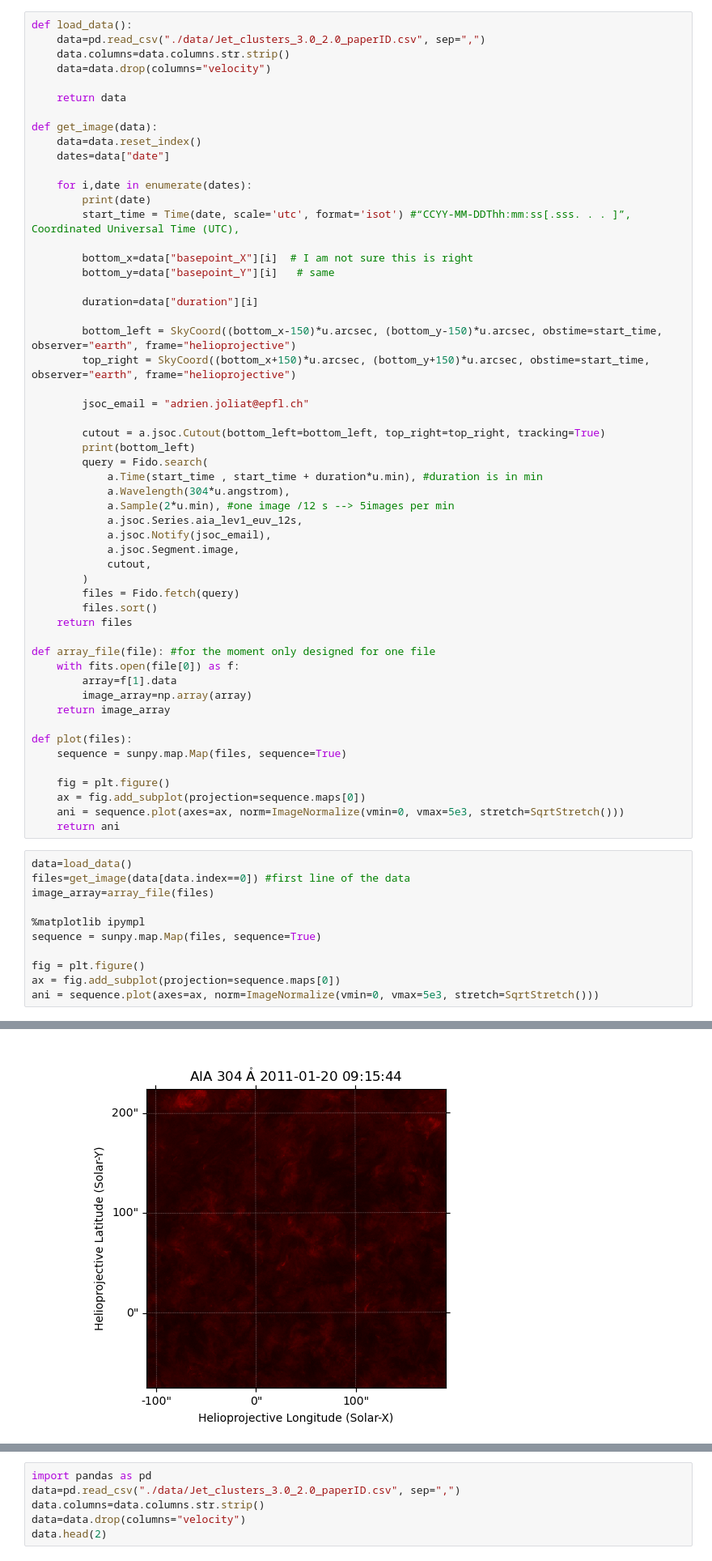
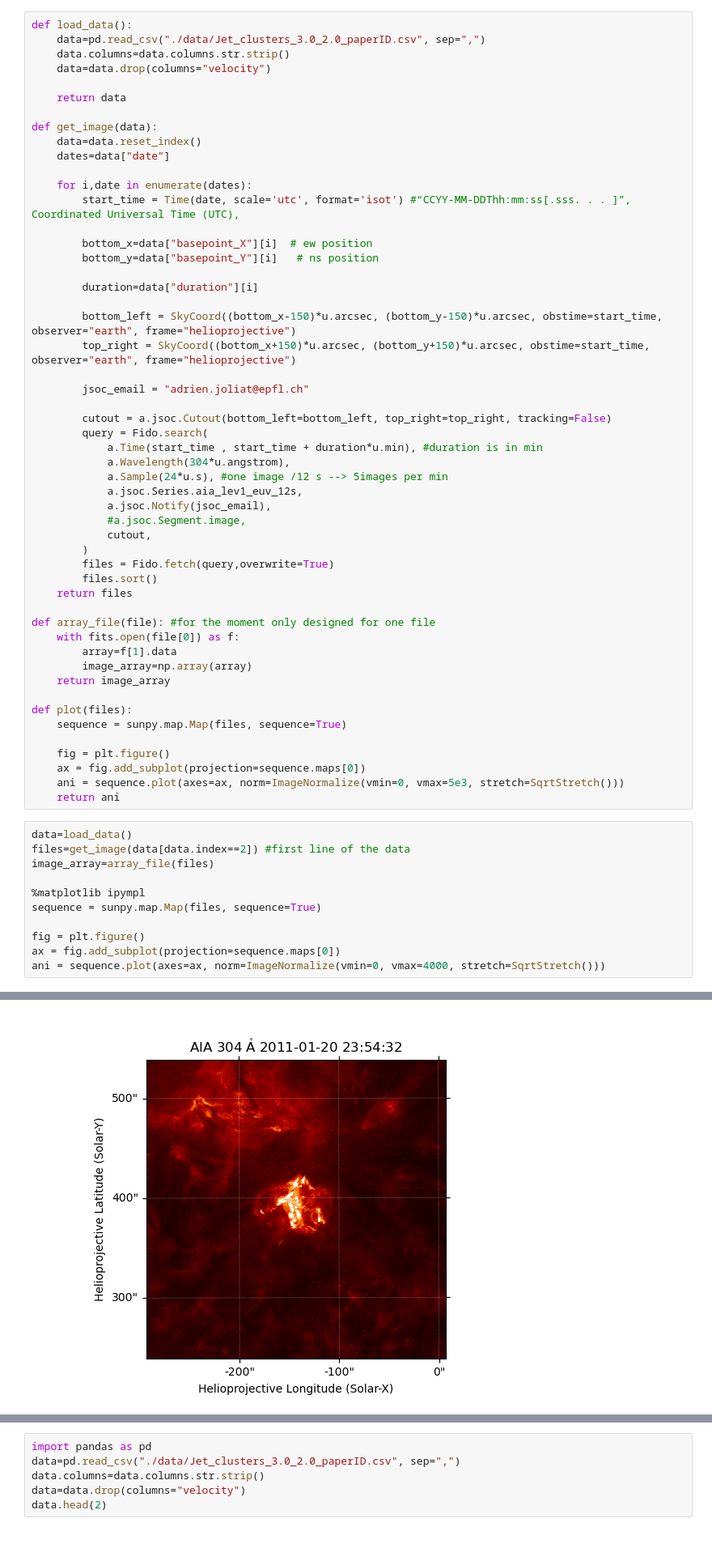
Before and after one commit to CS-433/ml-project-2-jac, a Jupyter notebook: essai.ipynb, the cells around one changed output, grey strips where cells are left out. Shown at 81% size. Saved outputs shown, nothing was run; the diff lists cells and outputs as text.

Commit message:
youhou le cutout fonctionne

```diff
--- a/essai.ipynb
+++ b/essai.ipynb
@@ -33,11 +33,10 @@ def get_image(data):
     dates=data["date"]
 
     for i,date in enumerate(dates):
-        print(date)
         start_time = Time(date, scale='utc', format='isot') #“CCYY-MM-DDThh:mm:ss[.sss. . . ]”, Coordinated Universal Time (UTC),
 
-        bottom_x=data["basepoint_X"][i]  # I am not sure this is right
-        bottom_y=data["basepoint_Y"][i]   # same
+        bottom_x=data["basepoint_X"][i]  # ew position
+        bottom_y=data["basepoint_Y"][i]   # ns position
 
         duration=data["duration"][i]
 
@@ -46,18 +45,17 @@ def get_image(data):
 
         jsoc_email = "adrien.joliat@epfl.ch"
 
-        cutout = a.jsoc.Cutout(bottom_left=bottom_left, top_right=top_right, tracking=True)
-        print(bottom_left)
+        cutout = a.jsoc.Cutout(bottom_left=bottom_left, top_right=top_right, tracking=False)
         query = Fido.search(
             a.Time(start_time , start_time + duration*u.min), #duration is in min
             a.Wavelength(304*u.angstrom),
-            a.Sample(2*u.min), #one image /12 s --> 5images per min
+            a.Sample(24*u.s), #one image /12 s --> 5images per min
             a.jsoc.Series.aia_lev1_euv_12s,
             a.jsoc.Notify(jsoc_email),
-            a.jsoc.Segment.image,
+            #a.jsoc.Segment.image,
             cutout,
         )
-        files = Fido.fetch(query)
+        files = Fido.fetch(query,overwrite=True)
         files.sort()
     return files
 
@@ -76,7 +74,7 @@ def plot(files):
     return ani
 # %%
 data=load_data()
-files=get_image(data[data.index==0]) #first line of the data
+files=get_image(data[data.index==2]) #first line of the data
 image_array=array_file(files)
 
 %matplotlib ipympl
@@ -84,5 +82,5 @@ sequence = sunpy.map.Map(files, sequence=True)
 
 fig = plt.figure()
 ax = fig.add_subplot(projection=sequence.maps[0])
-ani = sequence.plot(axes=ax, norm=ImageNormalize(vmin=0, vmax=5e3, stretch=SqrtStretch()))
+ani = sequence.plot(axes=ax, norm=ImageNormalize(vmin=0, vmax=4000, stretch=SqrtStretch()))
 # %% [output]
@@ -103,4 +90,4 @@ Waiting for 5 seconds...
-[figure, old version]
+[figure, new version]
 # %%
 start_time = Time('2011-01-20T09:15:44', scale='utc', format='isot')
 
```
Also changed, not shown: parts of 1 cell of this notebook, 1 other file.
